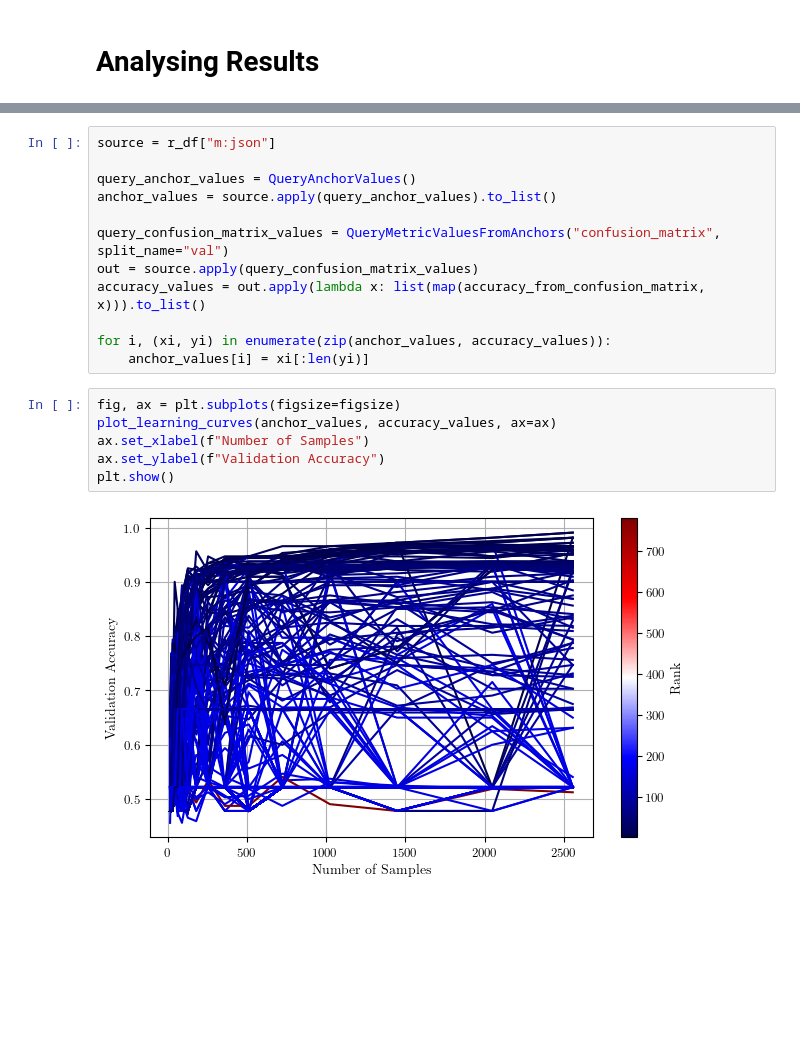
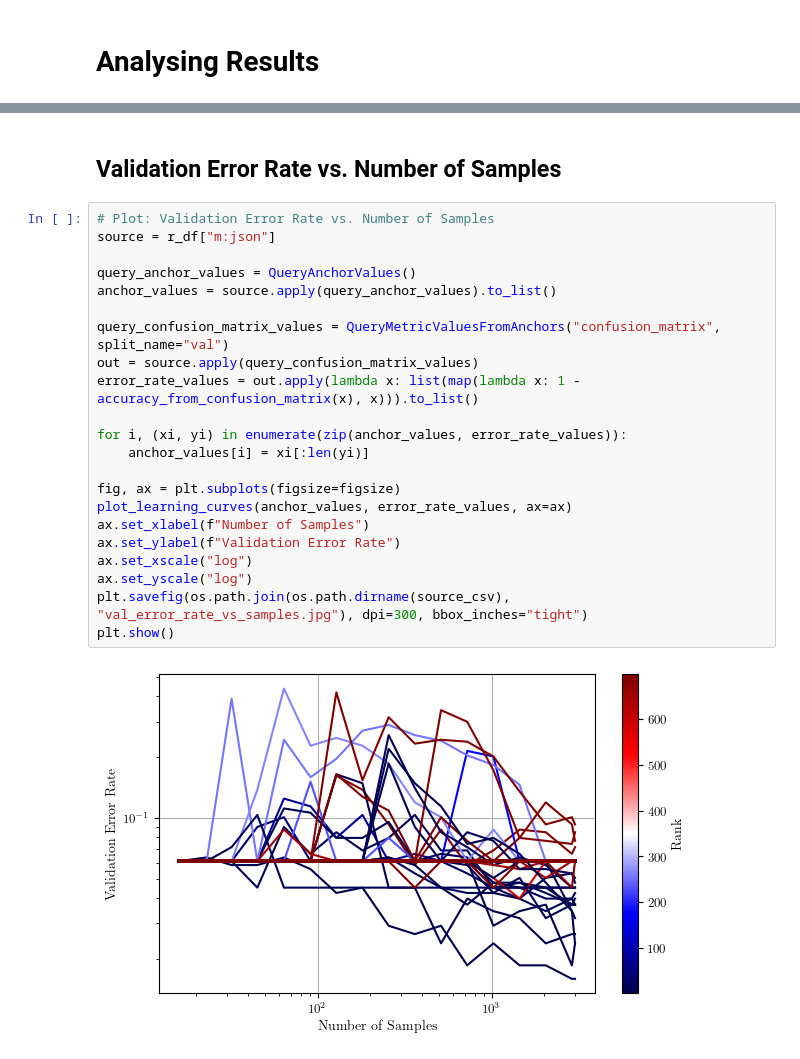
Before and after one commit to fmohr/lcdb, a Jupyter notebook: publications/2023-neurips/experiments/alcf/polaris/randomforest/analysis.ipynb, the cells around one changed output, grey strips where cells are left out. Drawn from its saved outputs; the diff is of its cells as text; blank space fills up the shorter version.

```diff
--- a/publications/2023-neurips/experiments/alcf/polaris/randomforest/analysis.ipynb
+++ b/publications/2023-neurips/experiments/alcf/polaris/randomforest/analysis.ipynb
@@ -101,20 +117,26 @@ from lcdb.analysis.score import accuracy_from_confusion_matrix
+# %% [markdown]
+## Validation Error Rate vs. Number of Samples
 # %%
+# Plot: Validation Error Rate vs. Number of Samples
 source = r_df["m:json"]
 
 query_anchor_values = QueryAnchorValues()
 anchor_values = source.apply(query_anchor_values).to_list()
 
 query_confusion_matrix_values = QueryMetricValuesFromAnchors("confusion_matrix", split_name="val")
 out = source.apply(query_confusion_matrix_values)
-accuracy_values = out.apply(lambda x: list(map(accuracy_from_confusion_matrix, x))).to_list()
+error_rate_values = out.apply(lambda x: list(map(lambda x: 1 - accuracy_from_confusion_matrix(x), x))).to_list()
 
-for i, (xi, yi) in enumerate(zip(anchor_values, accuracy_values)):
+for i, (xi, yi) in enumerate(zip(anchor_values, error_rate_values)):
     anchor_values[i] = xi[:len(yi)]
+
+fig, ax = plt.subplots(figsize=figsize)
+plot_learning_curves(anchor_values, error_rate_values, ax=ax)
+ax.set_xlabel(f"Number of Samples")
+ax.set_ylabel(f"Validation Error Rate")
+ax.set_xscale("log")
+ax.set_yscale("log")
+plt.savefig(os.path.join(os.path.dirname(source_csv), "val_error_rate_vs_samples.jpg"), dpi=300, bbox_inches="tight")
+plt.show()
+# %% [output]
+[figure, added]
-# %%
-fig, ax = plt.subplots(figsize=figsize)
-plot_learning_curves(anchor_values, accuracy_values, ax=ax)
-ax.set_xlabel(f"Number of Samples")
-ax.set_ylabel(f"Validation Accuracy")
-plt.show()
-# %% [output]
-[figure, removed]
```
Also changed, not shown: parts of 24 cells of this notebook.
